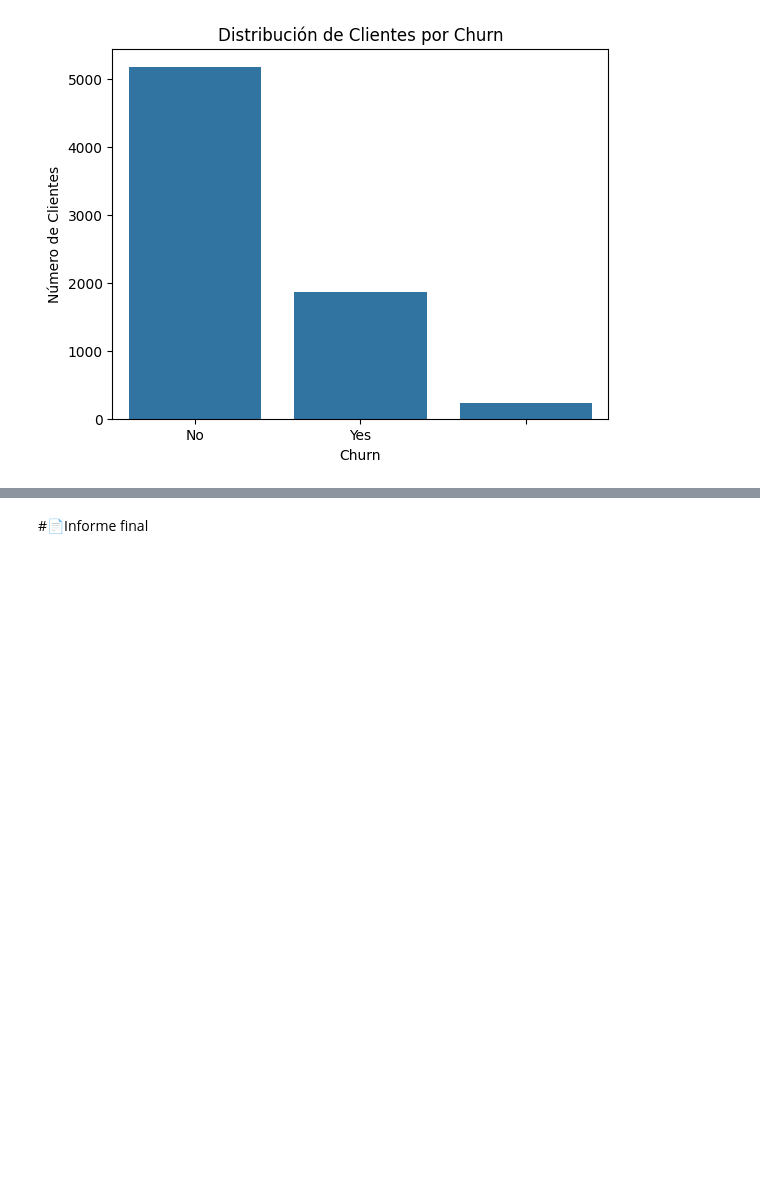
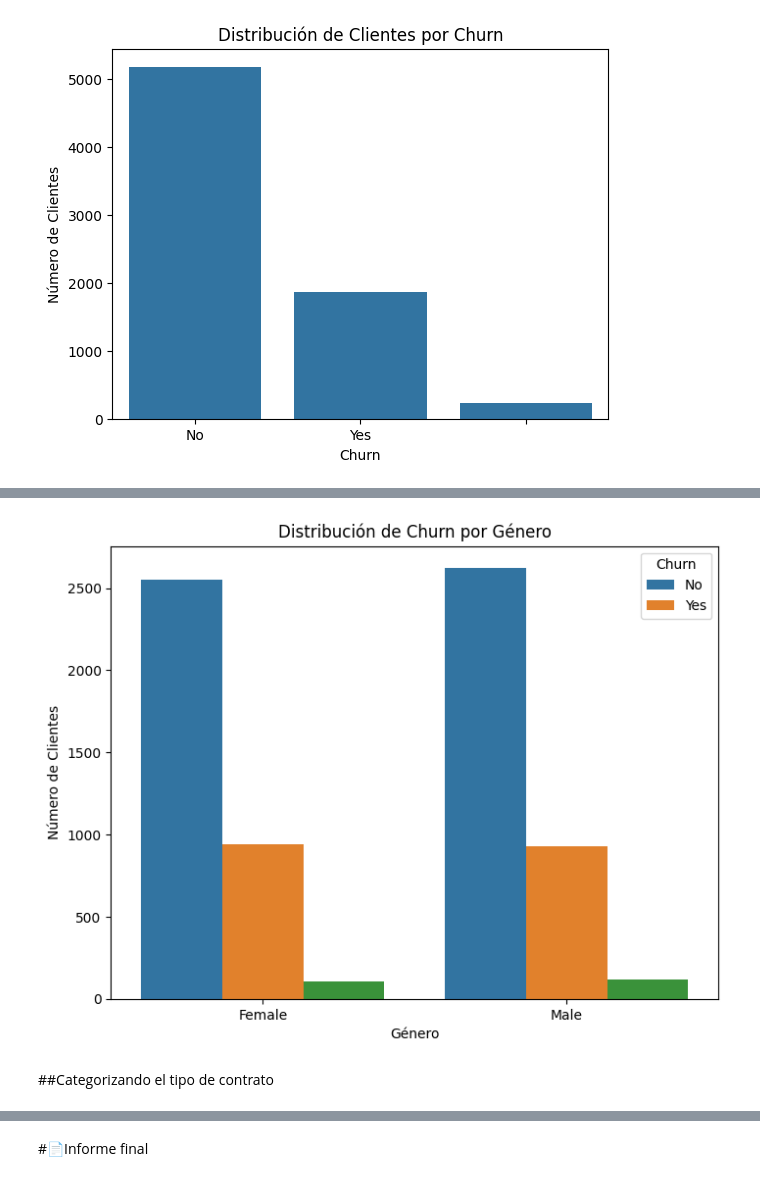
Before and after one commit to AllanFuChao/challenge-telecomx_latam, a Jupyter notebook: TelecomX_LATAM.ipynb, the cells around one changed output, grey strips where cells are left out. Saved outputs shown, nothing was run; the diff lists cells and outputs as text; code cells hidden in the pictures; blank space fills up the shorter version.

```diff
--- a/TelecomX_LATAM.ipynb
+++ b/TelecomX_LATAM.ipynb
@@ -335,0 +337,3 @@ plt.show()
+# %%
+datos_clientes['gender'] = datos_clientes['customer'].apply(lambda x: x.get('gender'))
+datos_clientes['gender']
@@ -335,0 +355,13 @@ plt.show()
+# %%
+
+plt.figure(figsize=(8, 6))
+sns.countplot(x='gender', hue='Churn', data=datos_clientes)
+
+plt.title('Distribución de Churn por Género')
+plt.xlabel('Género')
+plt.ylabel('Número de Clientes')
+plt.show()
+# %% [output]
+[figure, added]
+# %% [markdown]
+##Categorizando el tipo de contrato
```
Also changed, not shown: parts of 12 cells of this notebook.
